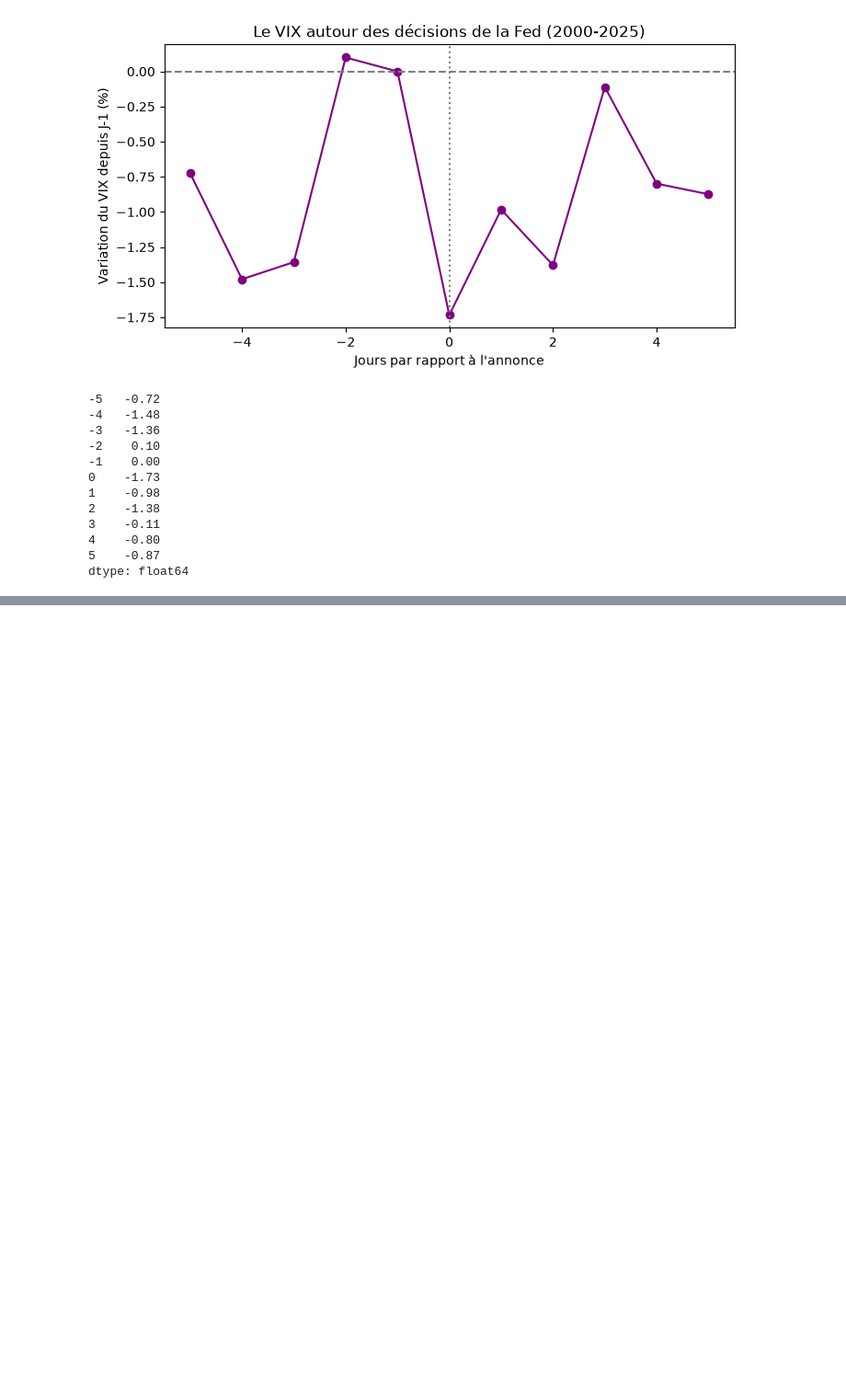
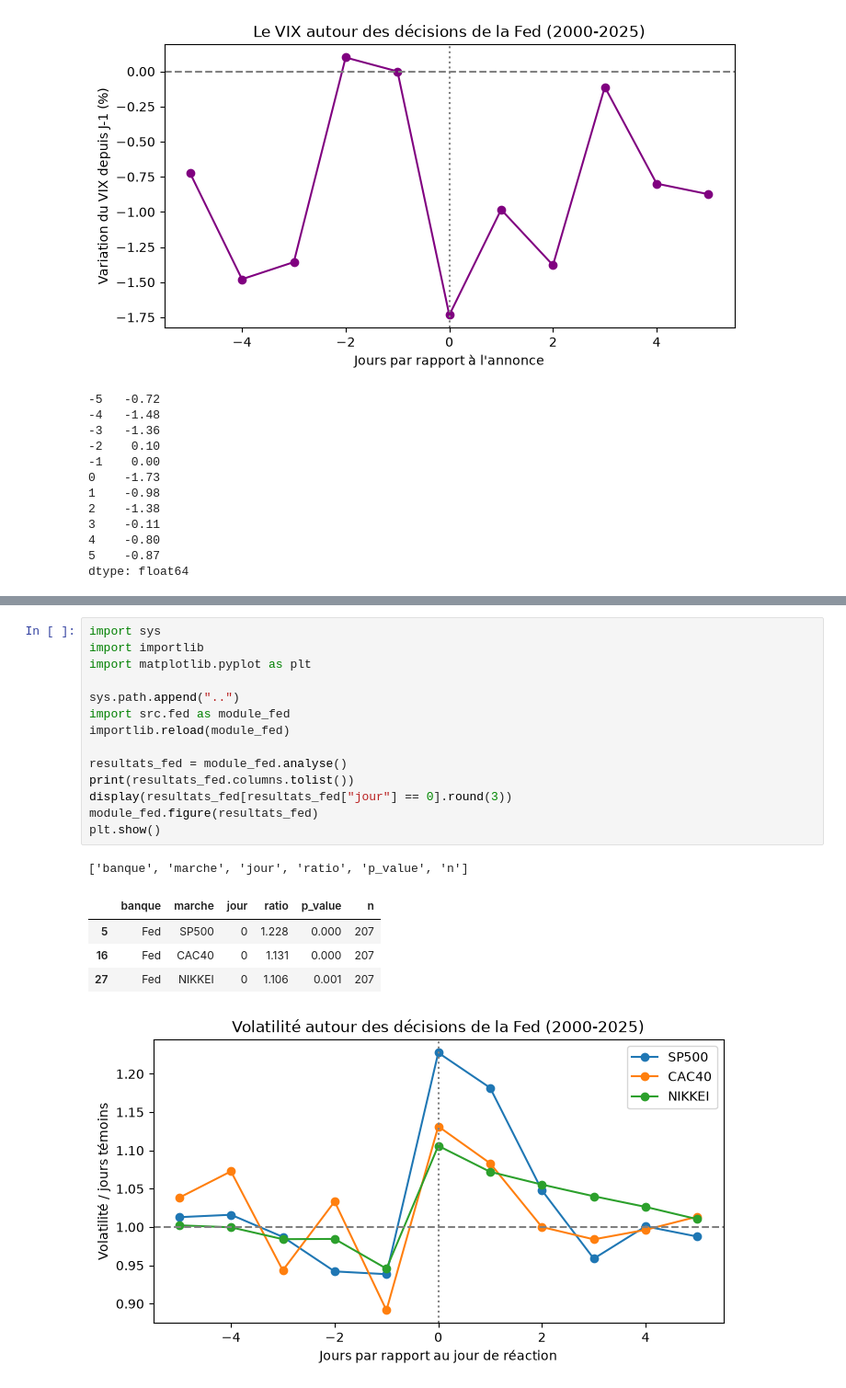
Before and after one commit to Aldm765/Ensae-projet-python-2026, a Jupyter notebook: brouillons/fed.ipynb, the cells around one changed output, grey strips where cells are left out. Shown at 92% size. Cells and saved outputs as stored; diff of their text form; blank space fills up the shorter version.

```diff
--- a/brouillons/fed.ipynb
+++ b/brouillons/fed.ipynb
@@ -516,0 +520,21 @@ dtype: float64
+# %%
+import sys
+import importlib
+import matplotlib.pyplot as plt
+
+sys.path.append("..")
+import src.fed as module_fed
+importlib.reload(module_fed)
+
+resultats_fed = module_fed.analyse()
+print(resultats_fed.columns.tolist())
+display(resultats_fed[resultats_fed["jour"] == 0].round(3))
+module_fed.figure(resultats_fed)
+plt.show()
+# %% [output]
+['banque', 'marche', 'jour', 'ratio', 'p_value', 'n']
+|  | banque | marche | jour | ratio | p_value | n |
+| 5 | Fed | SP500 | 0 | 1.228 | 0.000 | 207 |
+| 16 | Fed | CAC40 | 0 | 1.131 | 0.000 | 207 |
+| 27 | Fed | NIKKEI | 0 | 1.106 | 0.001 | 207 |
+[figure, added]
```
Also changed, not shown: parts of 1 cell of this notebook, 1 other file.
